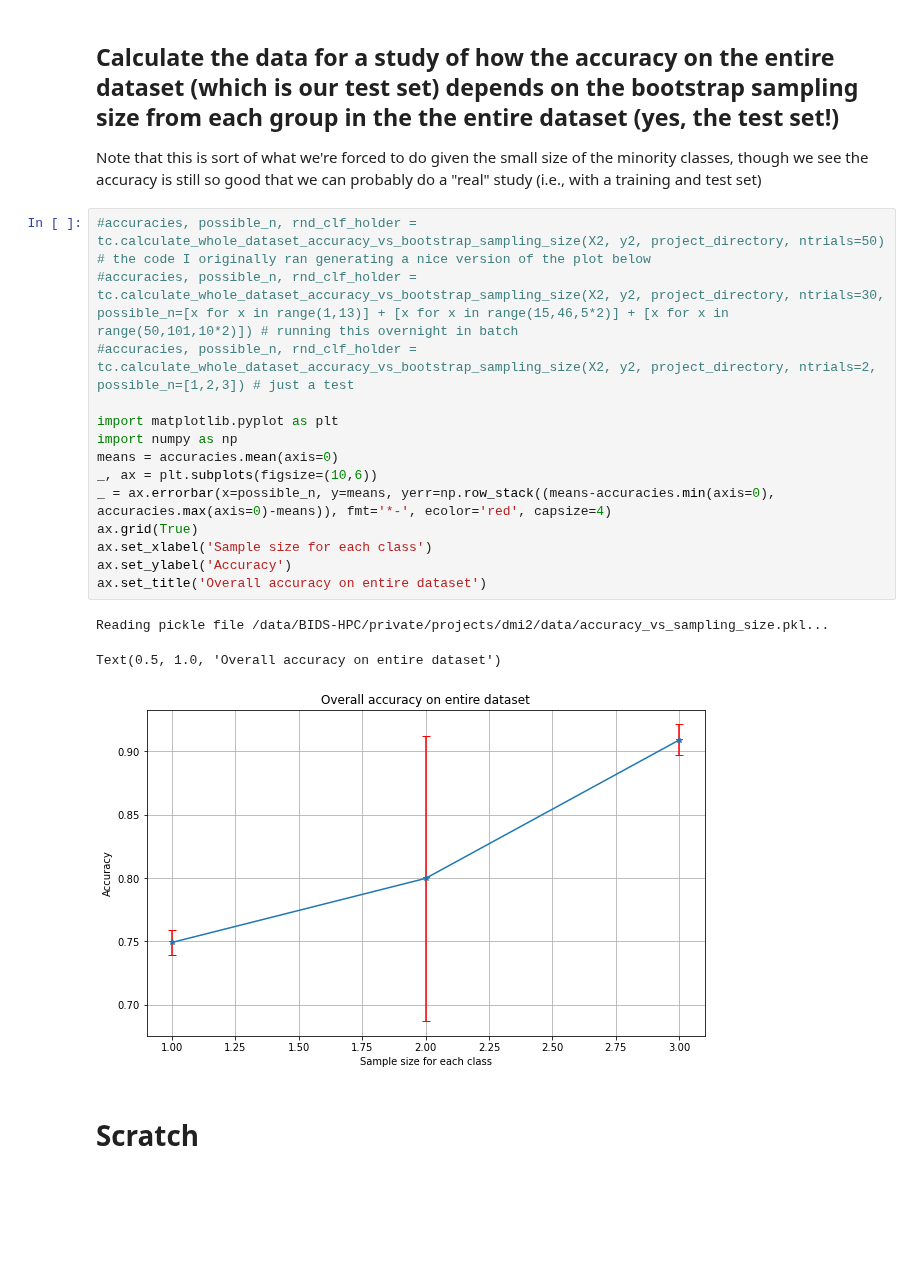
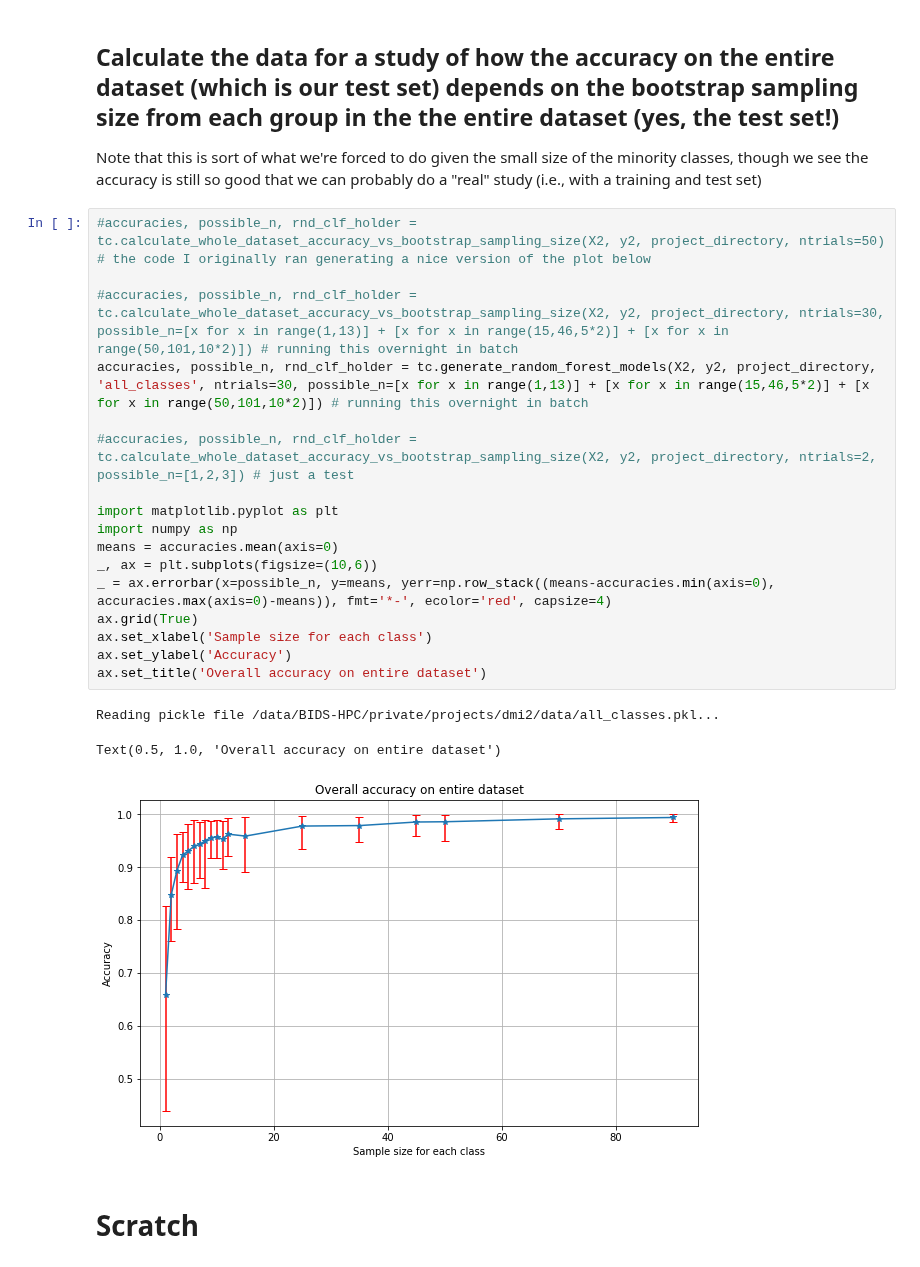
Before and after one commit to andrew-weisman/target_classification, a Jupyter notebook: main.ipynb, the cells around one changed output. Drawn from its saved outputs; the diff is of its cells as text; blank space fills up the shorter version.

```diff
--- a/main.ipynb
+++ b/main.ipynb
@@ -268,21 +268,24 @@ fig.savefig(os.path.join(project_directory, 'data', 'exploring_sample_size_100_6
 Note that this is sort of what we're forced to do given the small size of the minority classes, though we see the accuracy is still so good that we can probably do a "real" study (i.e., with a training and test set)
 # %%
 #accuracies, possible_n, rnd_clf_holder = tc.calculate_whole_dataset_accuracy_vs_bootstrap_sampling_size(X2, y2, project_directory, ntrials=50) # the code I originally ran generating a nice version of the plot below
+
 #accuracies, possible_n, rnd_clf_holder = tc.calculate_whole_dataset_accuracy_vs_bootstrap_sampling_size(X2, y2, project_directory, ntrials=30, possible_n=[x for x in range(1,13)] + [x for x in range(15,46,5*2)] + [x for x in range(50,101,10*2)]) # running this overnight in batch
+accuracies, possible_n, rnd_clf_holder = tc.generate_random_forest_models(X2, y2, project_directory, 'all_classes', ntrials=30, possible_n=[x for x in range(1,13)] + [x for x in range(15,46,5*2)] + [x for x in range(50,101,10*2)]) # running this overnight in batch
+
 #accuracies, possible_n, rnd_clf_holder = tc.calculate_whole_dataset_accuracy_vs_bootstrap_sampling_size(X2, y2, project_directory, ntrials=2, possible_n=[1,2,3]) # just a test
 
 import matplotlib.pyplot as plt
 import numpy as np
 means = accuracies.mean(axis=0)
 _, ax = plt.subplots(figsize=(10,6))
 _ = ax.errorbar(x=possible_n, y=means, yerr=np.row_stack((means-accuracies.min(axis=0), accuracies.max(axis=0)-means)), fmt='*-', ecolor='red', capsize=4)
 ax.grid(True)
 ax.set_xlabel('Sample size for each class')
 ax.set_ylabel('Accuracy')
 ax.set_title('Overall accuracy on entire dataset')
 # %% [output]
-Reading pickle file /data/BIDS-HPC/private/projects/dmi2/data/accuracy_vs_sampling_size.pkl...
+Reading pickle file /data/BIDS-HPC/private/projects/dmi2/data/all_classes.pkl...
 Text(0.5, 1.0, 'Overall accuracy on entire dataset')
-[figure, old version]
+[figure, new version]
 # %% [markdown]
 # Scratch
```
Also changed, not shown: parts of 17 cells of this notebook, 1 other file.
